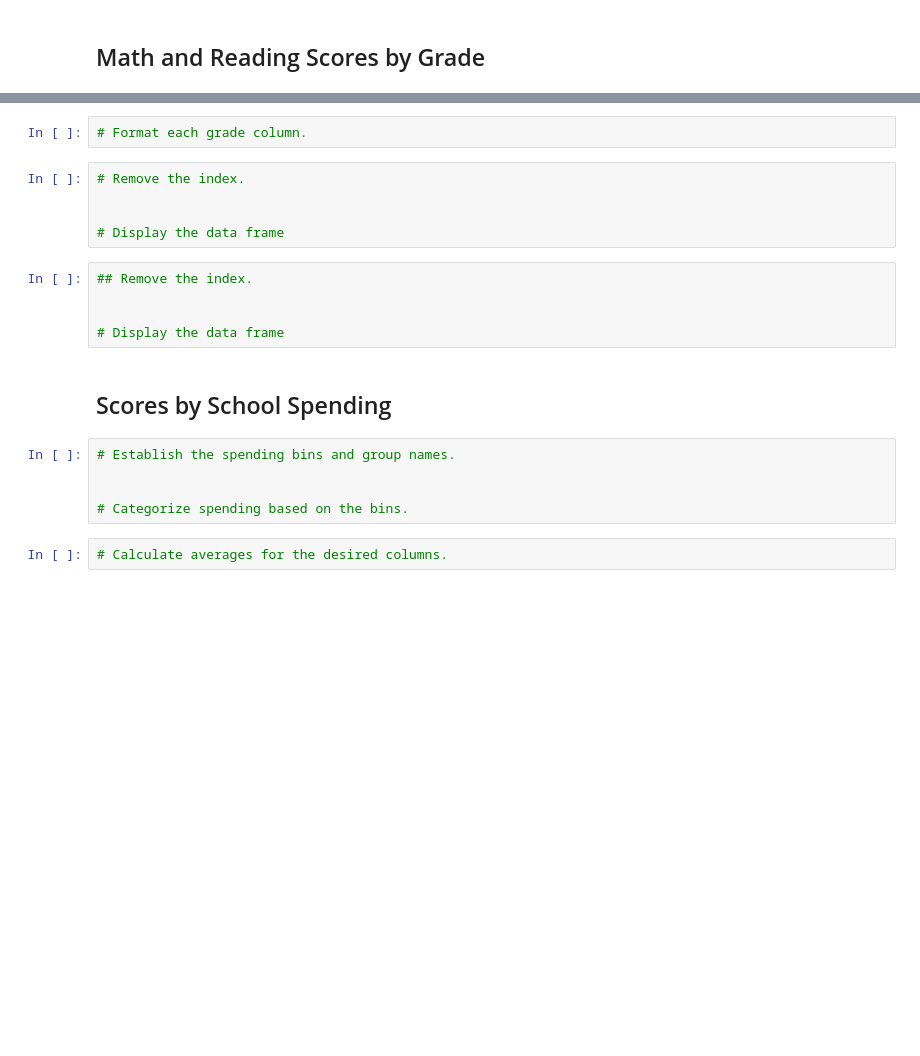
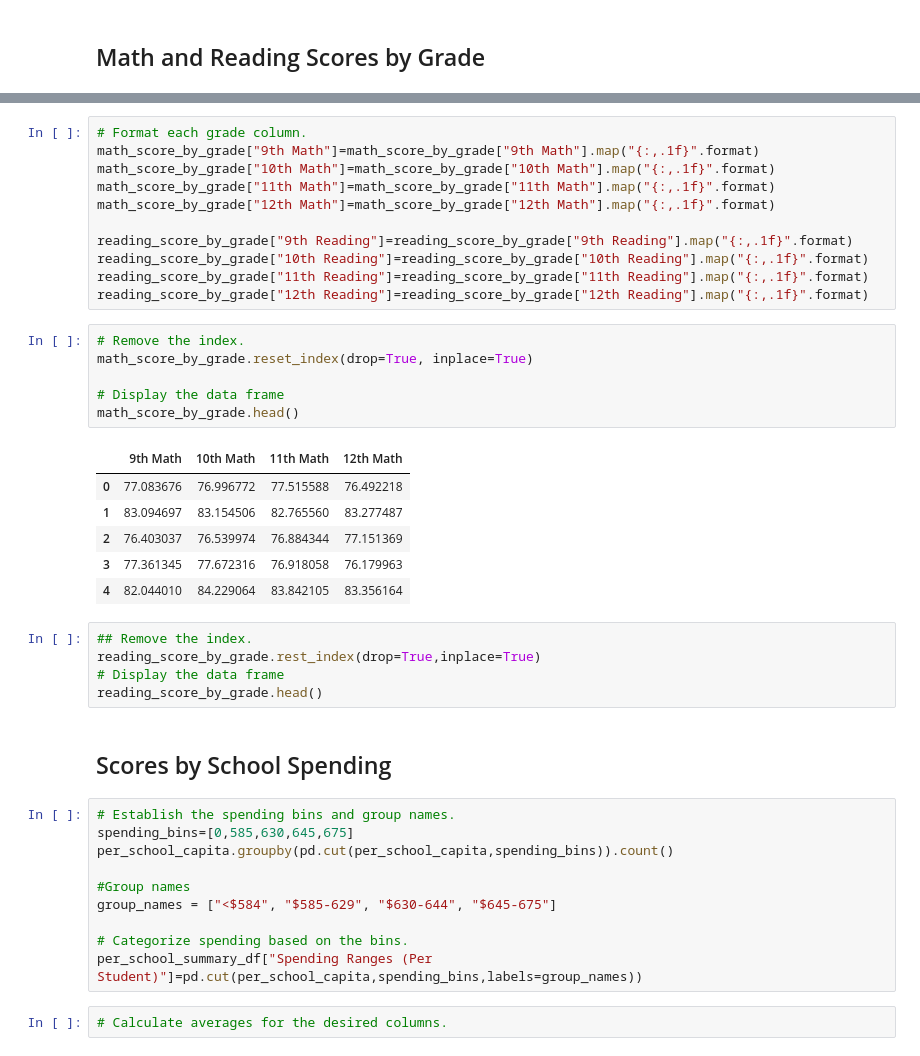
Before and after one commit to shaileeM/School_District_Analysis, a Jupyter notebook: PyCitySchools_Challenge_starter_code.ipynb, the cells around one changed output, grey strips where cells are left out. Cells and saved outputs as stored; diff of their text form; blank space fills up the shorter version.

```diff
--- a/PyCitySchools_Challenge_starter_code.ipynb
+++ b/PyCitySchools_Challenge_starter_code.ipynb
@@ -427,22 +462,44 @@ twelfth_maths_average_for_every_school=twelfth_graders.groupby("school_name").me
-# %%
-# Format each grade column.
+# %%
+# Format each grade column.
+math_score_by_grade["9th Math"]=math_score_by_grade["9th Math"].map("{:,.1f}".format)
+math_score_by_grade["10th Math"]=math_score_by_grade["10th Math"].map("{:,.1f}".format)
+math_score_by_grade["11th Math"]=math_score_by_grade["11th Math"].map("{:,.1f}".format)
+math_score_by_grade["12th Math"]=math_score_by_grade["12th Math"].map("{:,.1f}".format)
+
+reading_score_by_grade["9th Reading"]=reading_score_by_grade["9th Reading"].map("{:,.1f}".format)
+reading_score_by_grade["10th Reading"]=reading_score_by_grade["10th Reading"].map("{:,.1f}".format)
+reading_score_by_grade["11th Reading"]=reading_score_by_grade["11th Reading"].map("{:,.1f}".format)
+reading_score_by_grade["12th Reading"]=reading_score_by_grade["12th Reading"].map("{:,.1f}".format)
 # %%
 # Remove the index.
-
+math_score_by_grade.reset_index(drop=True, inplace=True)
 
 # Display the data frame
+math_score_by_grade.head()
+# %% [output]
+|  | 9th Math | 10th Math | 11th Math | 12th Math |
+| 0 | 77.083676 | 76.996772 | 77.515588 | 76.492218 |
+| 1 | 83.094697 | 83.154506 | 82.765560 | 83.277487 |
+| 2 | 76.403037 | 76.539974 | 76.884344 | 77.151369 |
+| 3 | 77.361345 | 77.672316 | 76.918058 | 76.179963 |
+| 4 | 82.044010 | 84.229064 | 83.842105 | 83.356164 |
 # %%
 ## Remove the index.
-
-
+reading_score_by_grade.rest_index(drop=True,inplace=True)
 # Display the data frame
+reading_score_by_grade.head()
 # %% [markdown]
 ## Scores by School Spending
 # %%
 # Establish the spending bins and group names.
+spending_bins=[0,585,630,645,675]
+per_school_capita.groupby(pd.cut(per_school_capita,spending_bins)).count()
 
+#Group names
+group_names = ["<$584", "$585-629", "$630-644", "$645-675"]
 
 # Categorize spending based on the bins.
+per_school_summary_df["Spending Ranges (Per Student)"]=pd.cut(per_school_capita,spending_bins,labels=group_names))
 # %%
 # Calculate averages for the desired columns.
 # %%
```
Also changed, not shown: parts of 4 cells of this notebook.
